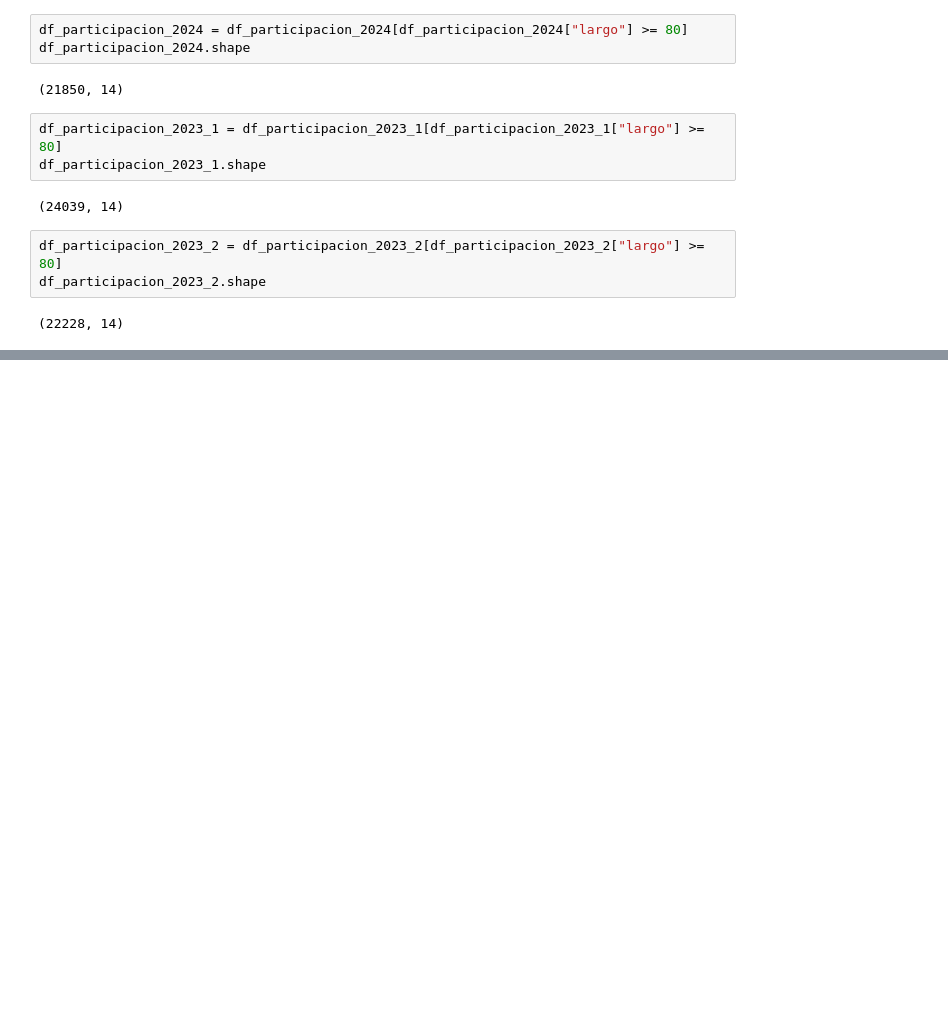
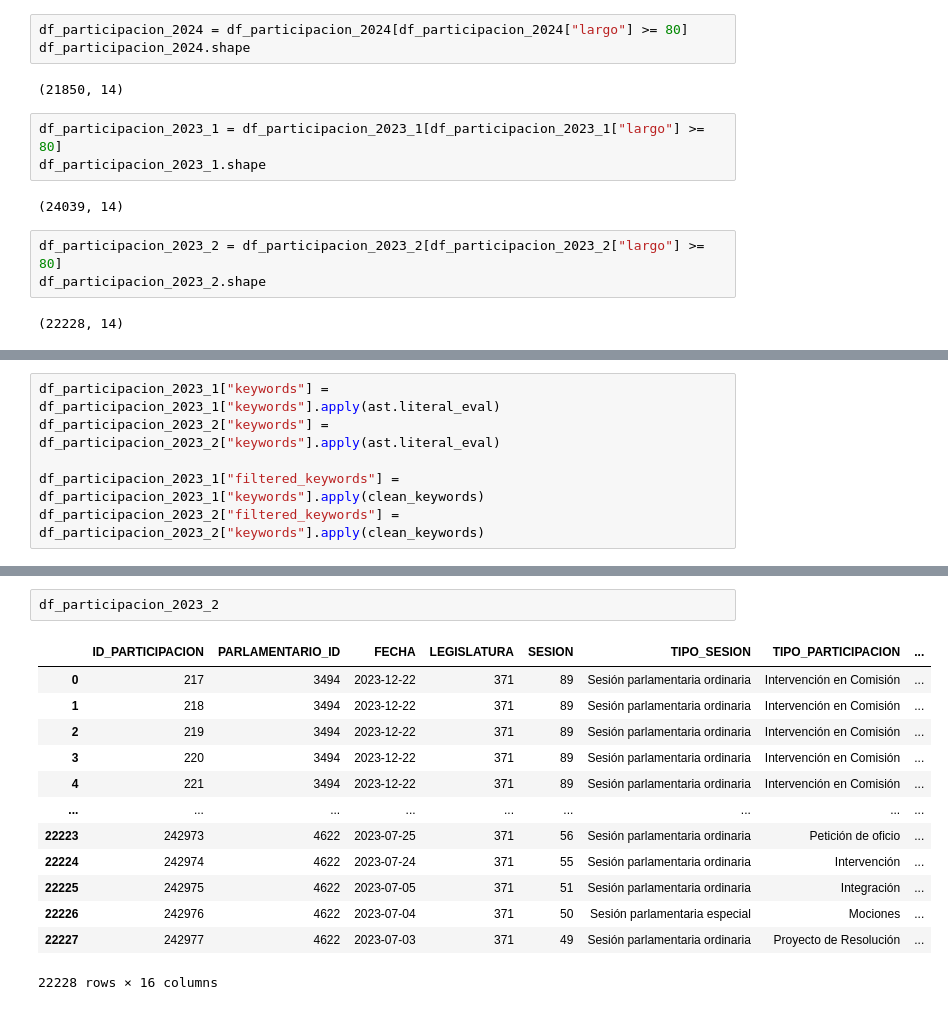
Before and after one commit to SVenegasA/tarea01_proc, a Jupyter notebook: limpieza_datos (1).ipynb, the cells around one changed output, grey strips where cells are left out. Cells and saved outputs as stored; diff of their text form; blank space fills up the shorter version.

```diff
--- a/limpieza_datos (1).ipynb
+++ b/limpieza_datos (1).ipynb
@@ -401,0 +409,6 @@ OSError: sentence-transformers/paraphrase-multilingual-MiniLM-L12-v2 does not ap
+# %%
+df_participacion_2023_1["keywords"] = df_participacion_2023_1["keywords"].apply(ast.literal_eval)
+df_participacion_2023_2["keywords"] = df_participacion_2023_2["keywords"].apply(ast.literal_eval)
+
+df_participacion_2023_1["filtered_keywords"] = df_participacion_2023_1["keywords"].apply(clean_keywords)
+df_participacion_2023_2["filtered_keywords"] = df_participacion_2023_2["keywords"].apply(clean_keywords)
@@ -401,0 +431,16 @@ OSError: sentence-transformers/paraphrase-multilingual-MiniLM-L12-v2 does not ap
+# %%
+df_participacion_2023_2
+# %% [output]
+|  | ID_PARTICIPACION | PARLAMENTARIO_ID | FECHA | LEGISLATURA | SESION | TIPO_SESION | TIPO_PARTICIPACION | ... |
+| 0 | 217 | 3494 | 2023-12-22 | 371 | 89 | Sesión parlamentaria ordinaria | Intervención en Comisión | ... |
+| 1 | 218 | 3494 | 2023-12-22 | 371 | 89 | Sesión parlamentaria ordinaria | Intervención en Comisión | ... |
+| 2 | 219 | 3494 | 2023-12-22 | 371 | 89 | Sesión parlamentaria ordinaria | Intervención en Comisión | ... |
+| 3 | 220 | 3494 | 2023-12-22 | 371 | 89 | Sesión parlamentaria ordinaria | Intervención en Comisión | ... |
+| 4 | 221 | 3494 | 2023-12-22 | 371 | 89 | Sesión parlamentaria ordinaria | Intervención en Comisión | ... |
+| ... | ... | ... | ... | ... | ... | ... | ... | ... |
+| 22223 | 242973 | 4622 | 2023-07-25 | 371 | 56 | Sesión parlamentaria ordinaria | Petición de oficio | ... |
+| 22224 | 242974 | 4622 | 2023-07-24 | 371 | 55 | Sesión parlamentaria ordinaria | Intervención | ... |
+| 22225 | 242975 | 4622 | 2023-07-05 | 371 | 51 | Sesión parlamentaria ordinaria | Integración | ... |
+| 22226 | 242976 | 4622 | 2023-07-04 | 371 | 50 | Sesión parlamentaria especial | Mociones | ... |
+| 22227 | 242977 | 4622 | 2023-07-03 | 371 | 49 | Sesión parlamentaria ordinaria | Proyecto de Resolución | ... |
+22228 rows × 16 columns
```
Also changed, not shown: parts of 22 cells of this notebook.
